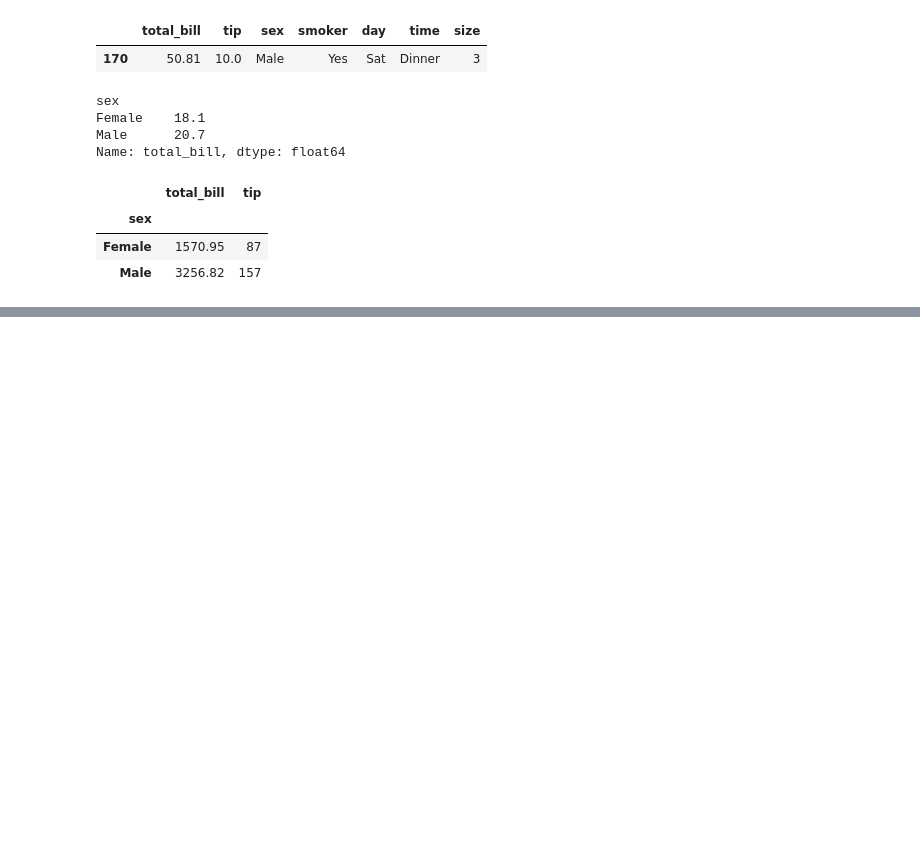
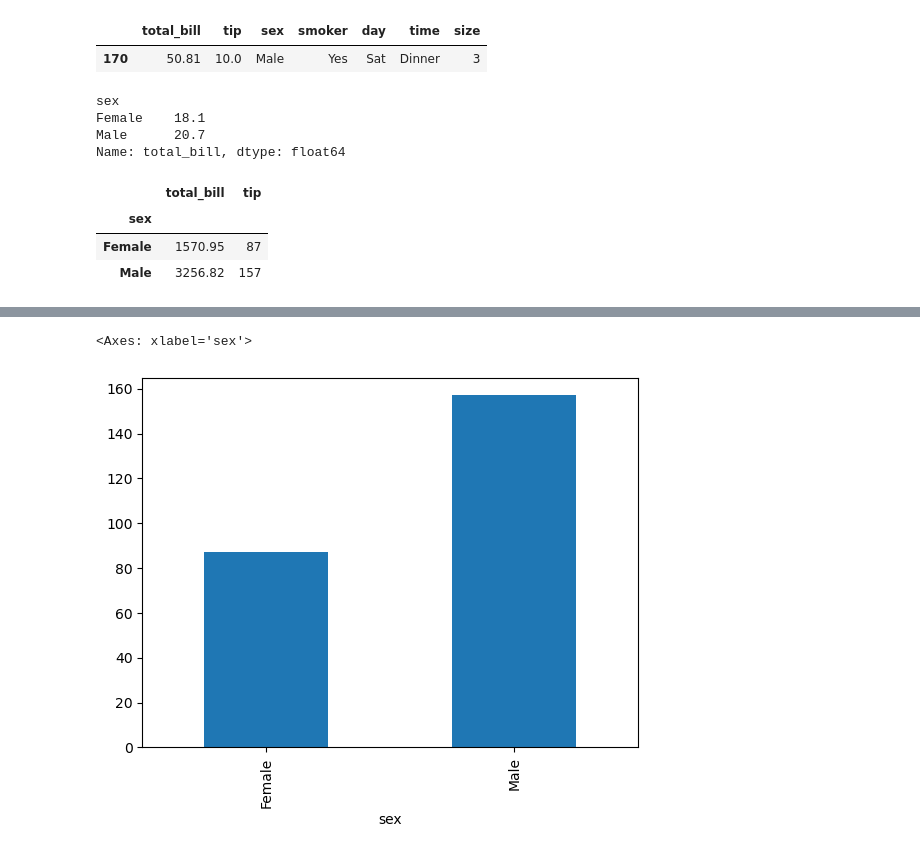
Before and after one commit to deveshpatwa/Pyhton-projects, a Jupyter notebook: pandas intro.ipynb, the cells around one changed output, grey strips where cells are left out. Saved outputs shown, nothing was run; the diff lists cells and outputs as text; code cells hidden in the pictures; blank space fills up the shorter version.

```diff
--- a/pandas intro.ipynb
+++ b/pandas intro.ipynb
@@ -142,0 +149,5 @@ tips.groupby('sex').agg({'total_bill':'sum','tip':'mean','tip':'count'})
+# %%
+tips.groupby('sex')['tip'].count().plot(kind ='bar')
+# %% [output]
+<Axes: xlabel='sex'>
+[figure, added]
```
Also changed, not shown: parts of 5 cells of this notebook, 1 other file.
